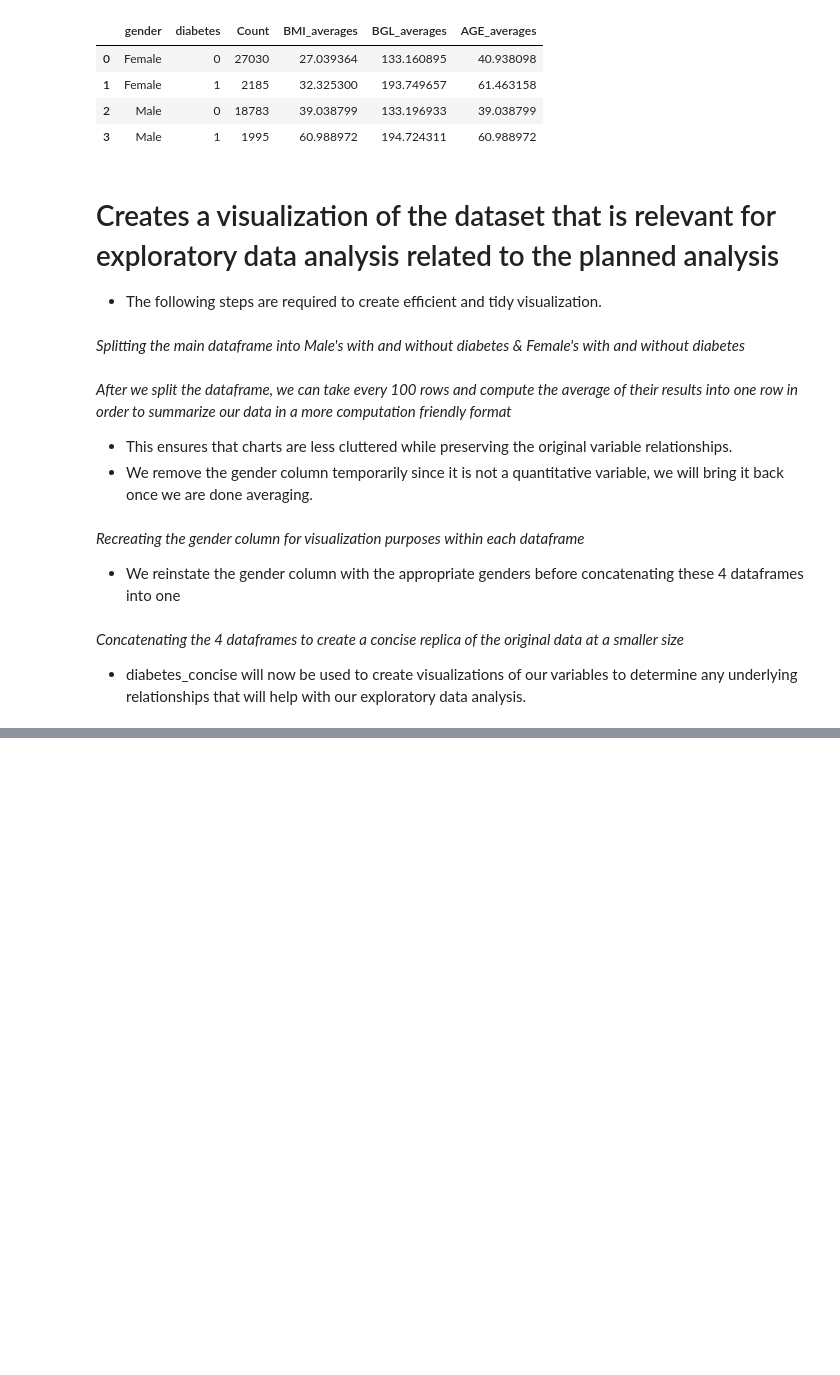
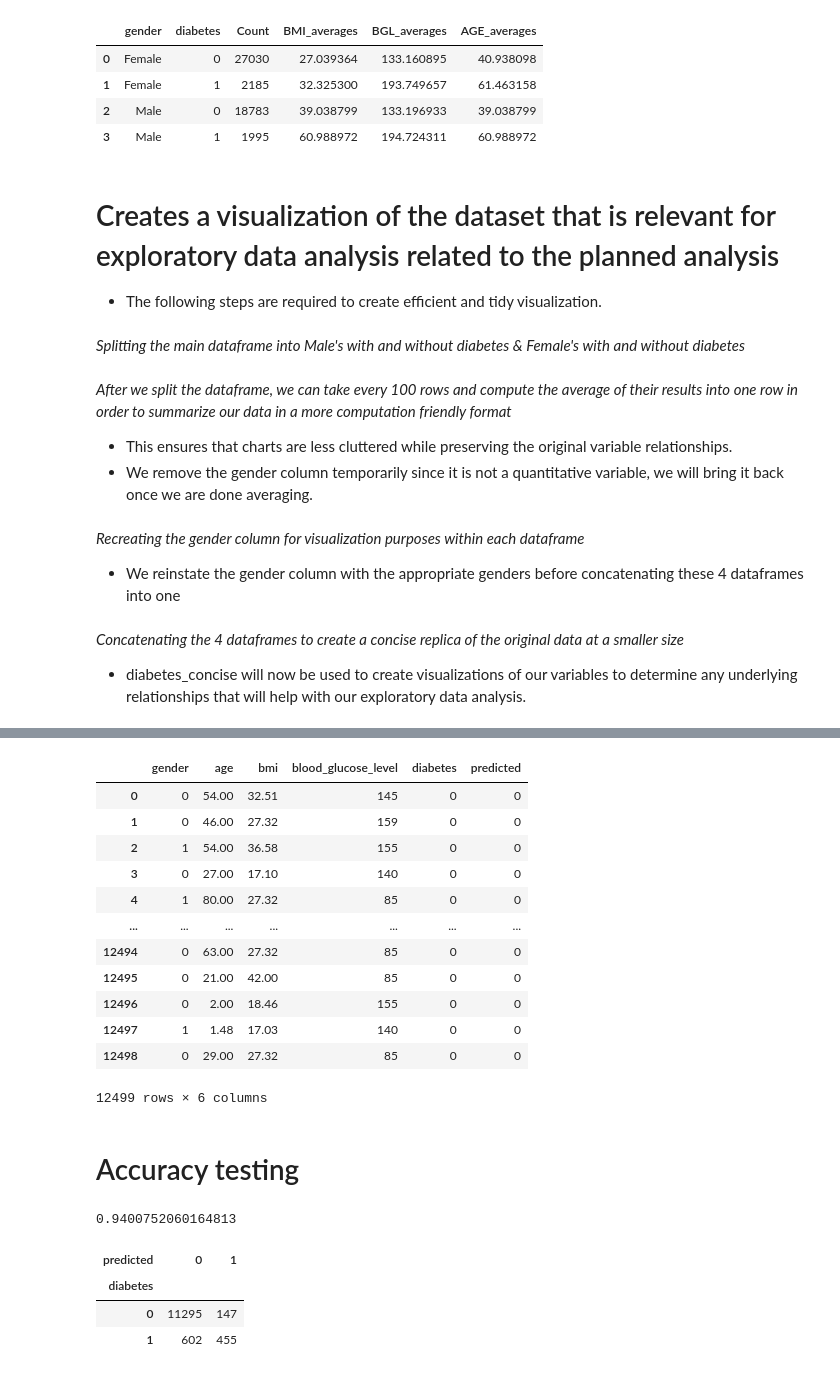
Before and after one commit to Angry-Cub/dsci-100-group-4, a Jupyter notebook: workspace.ipynb, the cells around one changed output, grey strips where cells are left out. Cells and saved outputs as stored; diff of their text form; code cells hidden in the pictures; blank space fills up the shorter version.

Commit message:
Almost done training just need to tune the classifier

```diff
--- a/workspace.ipynb
+++ b/workspace.ipynb
@@ -241,0 +271,69 @@ chart_bmi | chart_age | chart_gender | chart_glucose | chart_diabetes
+# %%
+unscaled_diabetes = diabetes.copy()
+
+unscaled_diabetes['gender'] = unscaled_diabetes['gender'].replace({
+   'Female' : 0,
+   'Male' : 1
+})
+
+diabetes_train, diabetes_test = train_test_split(unscaled_diabetes, train_size=.75)
+diabetes_train = diabetes_train.reset_index(drop=True)
+diabetes_test = diabetes_test.reset_index(drop=True)
+# %%
+knn = KNeighborsClassifier(n_neighbors=5)
+
+diabetes_preprocessor = make_column_transformer(
+    (StandardScaler(), ["gender", "age", "bmi", "blood_glucose_level"]),
+    remainder='passthrough',
+    verbose_feature_names_out=False
+)
+
+
+X = diabetes_train[["gender", "age", "bmi", "blood_glucose_level"]]
+y = diabetes_train["diabetes"]
+
+
+knn_fit = make_pipeline(diabetes_preprocessor, knn).fit(X, y)
+
+knn_fit
+
+
+diabetest_test_predictions = diabetes_test.assign(
+    predicted = knn_fit.predict(diabetes_test[["gender", "age", "bmi", "blood_glucose_level"]])
+)
+
+diabetest_test_predictions
+# %% [output]
+|  | gender | age | bmi | blood_glucose_level | diabetes | predicted |
+| 0 | 0 | 54.00 | 32.51 | 145 | 0 | 0 |
+| 1 | 0 | 46.00 | 27.32 | 159 | 0 | 0 |
+| 2 | 1 | 54.00 | 36.58 | 155 | 0 | 0 |
+| 3 | 0 | 27.00 | 17.10 | 140 | 0 | 0 |
+| 4 | 1 | 80.00 | 27.32 | 85 | 0 | 0 |
+| ... | ... | ... | ... | ... | ... | ... |
+| 12494 | 0 | 63.00 | 27.32 | 85 | 0 | 0 |
+| 12495 | 0 | 21.00 | 42.00 | 85 | 0 | 0 |
+| 12496 | 0 | 2.00 | 18.46 | 155 | 0 | 0 |
+| 12497 | 1 | 1.48 | 17.03 | 140 | 0 | 0 |
+| 12498 | 0 | 29.00 | 27.32 | 85 | 0 | 0 |
+12499 rows × 6 columns
+# %% [markdown]
+# Accuracy testing
+# %%
+cancer_acc_1 = knn_fit.score(
+    diabetes_test[["gender", "age", "bmi", "blood_glucose_level"]],
+    diabetes_test["diabetes"]
+)
+cancer_acc_1
+# %% [output]
+0.9400752060164813
+# %%
+pd.crosstab(
+    diabetest_test_predictions["diabetes"],
+    diabetest_test_predictions["predicted"]
+)
+# %% [output]
+| predicted | 0 | 1 |
+| diabetes |  |  |
+| 0 | 11295 | 147 |
+| 1 | 602 | 455 |
```
Also changed, not shown: parts of 20 cells of this notebook.
